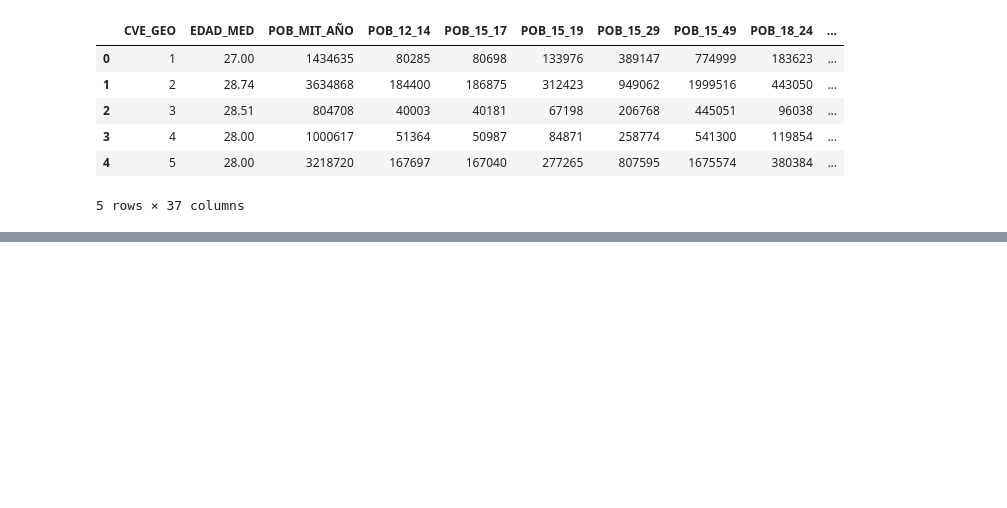
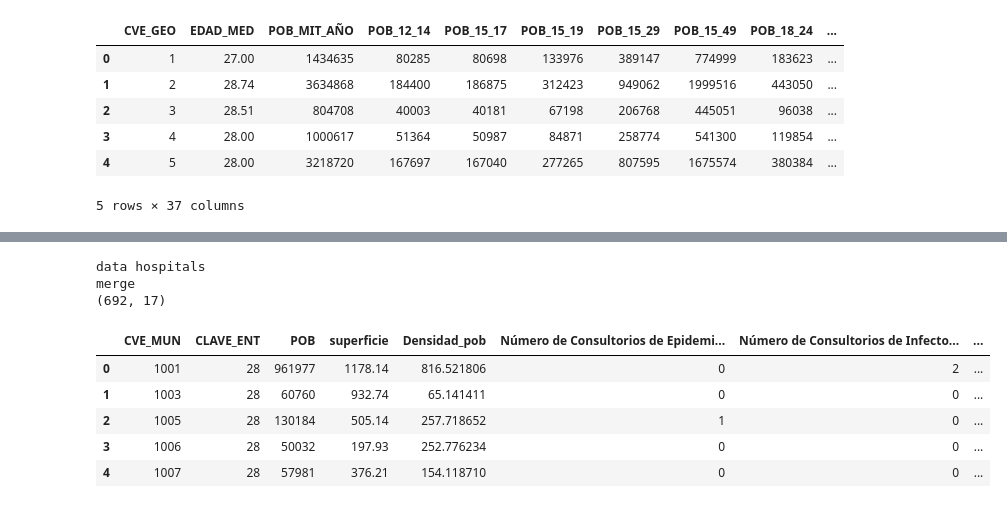
Before and after one commit to ml-project-2020/covid, a Jupyter notebook: health_data.ipynb, the cells around one changed output, grey strips where cells are left out. Cells and saved outputs as stored; diff of their text form; code cells hidden in the pictures; blank space fills up the shorter version.

```diff
--- a/health_data.ipynb
+++ b/health_data.ipynb
@@ -67,0 +119,14 @@ data_all.head()
+# %%
+all_data_mun = health_data.merge_data_mun()
+print(all_data_mun.shape)
+all_data_mun.head()
+# %% [output]
+data hospitals
+merge
+(692, 17)
+|  | CVE_MUN | CLAVE_ENT | POB | superficie | Densidad_pob | Número de Consultorios de Epidemi... | Número de Consultorios de Infecto... | ... |
+| 0 | 1001 | 28 | 961977 | 1178.14 | 816.521806 | 0 | 2 | ... |
+| 1 | 1003 | 28 | 60760 | 932.74 | 65.141411 | 0 | 0 | ... |
+| 2 | 1005 | 28 | 130184 | 505.14 | 257.718652 | 1 | 0 | ... |
+| 3 | 1006 | 28 | 50032 | 197.93 | 252.776234 | 0 | 0 | ... |
+| 4 | 1007 | 28 | 57981 | 376.21 | 154.118710 | 0 | 0 | ... |
```
Also changed, not shown: parts of 8 cells of this notebook, 2 other files.
